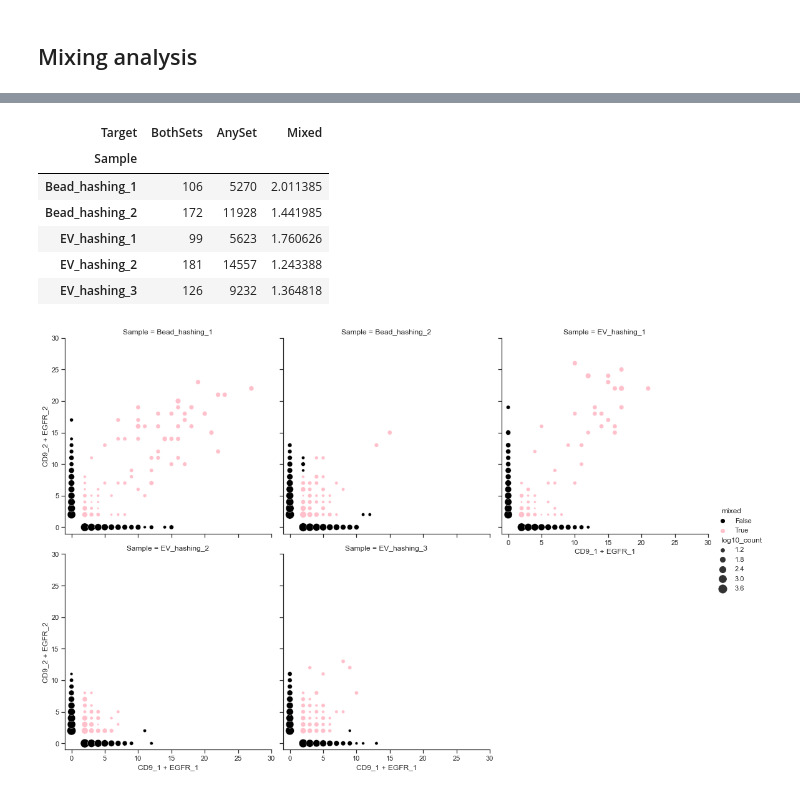
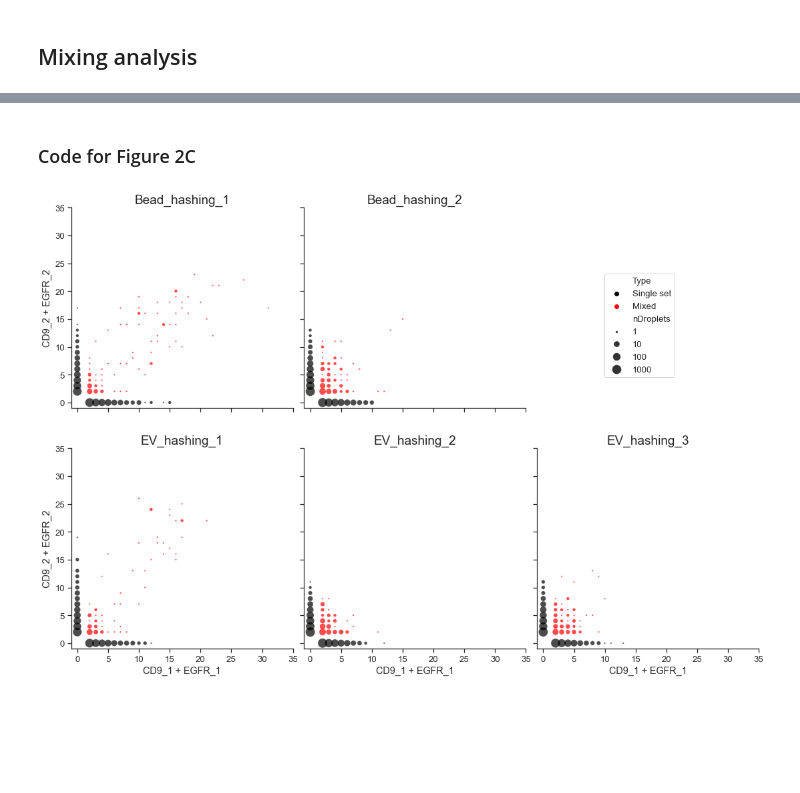
Before and after one commit to AfshinLab/dbspro_exosome_analysis, a Jupyter notebook: notebooks/hashing.ipynb, the cells around one changed output, grey strips where cells are left out. Cells and saved outputs as stored; diff of their text form; code cells hidden in the pictures; blank space fills up the shorter version.

```diff
--- a/notebooks/hashing.ipynb
+++ b/notebooks/hashing.ipynb
@@ -272,7 +223,7 @@ for ax in g.axes.flat:
 ## Mixing analysis
 # %%
 d = data_count.copy()
-threshold = 0.8
+threshold = 0.95
 
 # Classify droplets
 d["Set1"] = d["CD9_1"] + d["EGFR_1"]
@@ -300,11 +253,12 @@ display(d_mix)
 # %%
-fig, ax = plt.subplots(figsize=(6,6))
+fig, ax = plt.subplots(figsize=(5,6))
 ax = d_mix[["SingleSet", "Mixed"]].plot(kind="bar", stacked=True, edgecolor="black", color=["black", "red"], ax=ax)
-#ax.set_title(f"{threshold:.0%} of UMIs from same set")
 ax.set_ylabel("% of droplets")
 _ = ax.set_xticklabels(ax.get_xticklabels(), rotation=45)
-_ = plt.legend(["Singe set", "Mixed"], bbox_to_anchor=(1.02, 1), title="Type", loc='upper left')
-#ax.set_ylim(0,110)
+
+_ = plt.legend(["Singe set", "Mixed"], ncol=2, bbox_to_anchor=(.5, 1.12), title=None, loc='upper center')
+
+
 for bar, mix  in zip(ax.patches, d_mix["Mixed"]):
 
   # Using Matplotlib's annotate function and
@@ -314,11 +268,13 @@ for bar, mix  in zip(ax.patches, d_mix["Mixed"]):
   # free space to be left to make graph pleasing: (0, 8)
   # ha and va stand for the horizontal and vertical alignment
     ax.annotate(f"{mix:.1f}%",
-                (bar.get_x() + bar.get_width() / 2, bar.get_height() - mix - 7) ,
+                (bar.get_x() + bar.get_width() / 2, bar.get_height() - mix - 9) ,
                 ha='center', va='center', color="red",
-                size=14, xytext=(0, 8), rotation=90,
+                size=18, xytext=(0, 8), rotation=90,
                 textcoords='offset points')
+ax.set_xlabel("")
 plt.tight_layout()
+
 for ext in ["png", "svg"]:
-    plt.savefig(f"../figures/{today}.Hashing.mixing_rates_bars.{ext}", dpi=300)
+    plt.savefig(f"../figures/{today()}.Hashing.mixing_rates_bars.{ext}", dpi=300)
 # %% [output]
@@ -326,24 +282,42 @@ for ext in ["png", "svg"]:
+# %% [markdown]
+### Code for Figure 2C
 # %%
+from matplotlib.colors import LogNorm
+
+# From https://github.com/mwaskom/seaborn/issues/2280
+def move_legend(ax, new_loc, **kws):
+    old_legend = ax.legend
+    handles = old_legend.legendHandles
+    labels = [t.get_text() for t in old_legend.get_texts()]
+    title = old_legend.get_title().get_text()
+    ax.fig.legend(handles, labels, loc=new_loc, title=title, **kws)
+    old_legend.remove()
+
 s = d.groupby(["Sample", "Set1", "Set2"], as_index=False)[["BothSets", "AnySet", "total_count"]].sum()
-s["umis"] = s["Set1"] + s["Set2"]
-s["total_umis"] = s["umis"] * s["total_count"]
-s["log10_count"] = np.log10(s["total_count"]).round(1)
+s["nDroplets"] = s["AnySet"]
+s["log10(nDroplets)"] = np.log10(s["nDroplets"]).round(1)
 s["mixed"] = s["BothSets"] > 0
+s["Type"] = s["mixed"].apply(lambda x: "Mixed" if x else "Single set")
 
 mix_rates = s.groupby(["Sample"])[["BothSets", "AnySet"]].sum()
 mix_rates["Mixed"] = 100 * mix_rates["BothSets"] / mix_rates["AnySet"]
-display(mix_rates)
 
-g = sns.relplot(data=s, x="Set1", y="Set2", size="log10_count", hue="mixed", col="Sample", sizes=(10,200), palette=["black", "pink"], col_wrap=3)
-_ = g.set(xlabel="CD9_1 + EGFR_1", ylabel="CD9_2 + EGFR_2", ylim=(-1,30), xlim=(-1,30))
+lims=(-1,35)
+rename_row = {sample: sample.split("_")[0] for sample in set(d["Sample"])}
+rename_col = {sample: sample.split("_")[-1] for sample in set(d["Sample"])}
+s["Experiment"] = s["Sample"].replace(rename_row)
+s["Batch"] = s["Sample"].replace(rename_col)
+
+g = sns.relplot(data=s, x="Set1", y="Set2", size="nDroplets", size_norm=LogNorm(),
+                hue="Type", col="Batch", row="Experiment", sizes=(5,200),
+                palette=["black", "red"], alpha=0.7)
+g.fig.subplots_adjust(hspace=0.2)
+_ = g.set(xlabel="CD9_1 + EGFR_1", ylabel="CD9_2 + EGFR_2", ylim=lims, xlim=lims)
+_ = g.set_titles('{row_name}_hashing_{col_name}', size=19)
+move_legend(g, "lower center", bbox_to_anchor=(.75, .6))
+g.fig.delaxes(g.axes_dict[("Bead", "3")])
+
 for ext in ["png", "svg"]:
-    plt.savefig(f"../figures/{today}.Hashing.mixing_rates_dotplot.{ext}", dpi=300)
+    plt.savefig(f"../figures/{today()}.Hashing.mixing_rates_dotplot.{ext}", dpi=300, bbox_inches='tight')
 # %% [output]
-| Target | BothSets | AnySet | Mixed |
-| Sample |  |  |  |
-| Bead_hashing_1 | 106 | 5270 | 2.011385 |
-| Bead_hashing_2 | 172 | 11928 | 1.441985 |
-| EV_hashing_1 | 99 | 5623 | 1.760626 |
-| EV_hashing_2 | 181 | 14557 | 1.243388 |
-| EV_hashing_3 | 126 | 9232 | 1.364818 |
-[figure, old version]
+[figure, new version]
```
Also changed, not shown: parts of 20 cells of this notebook, 44 other files.
